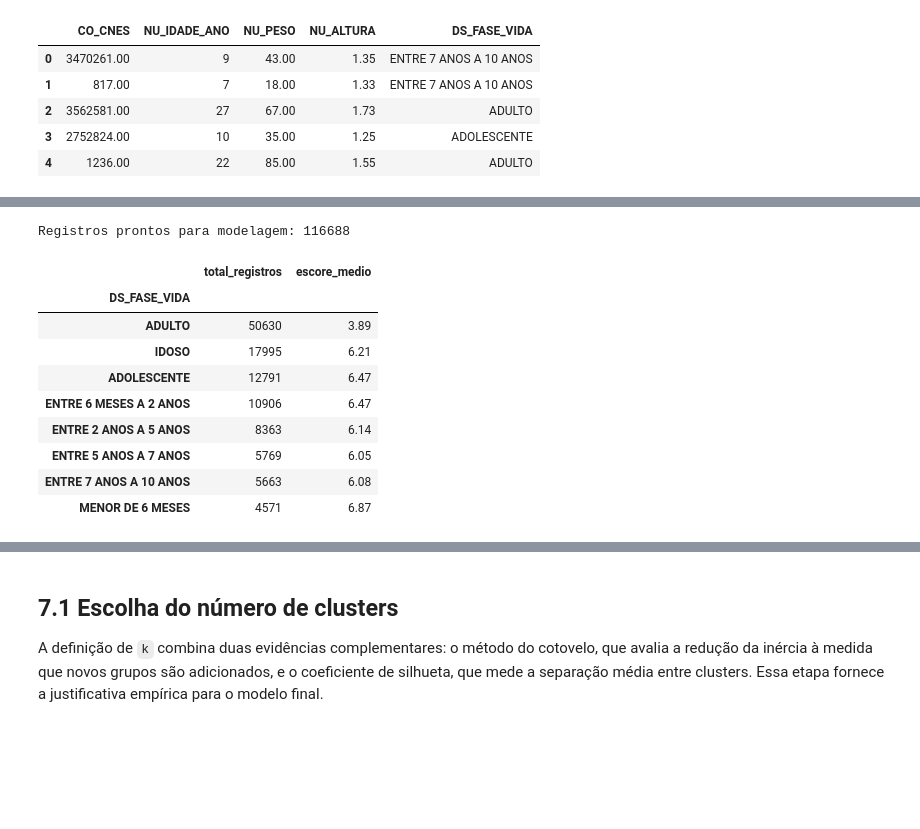
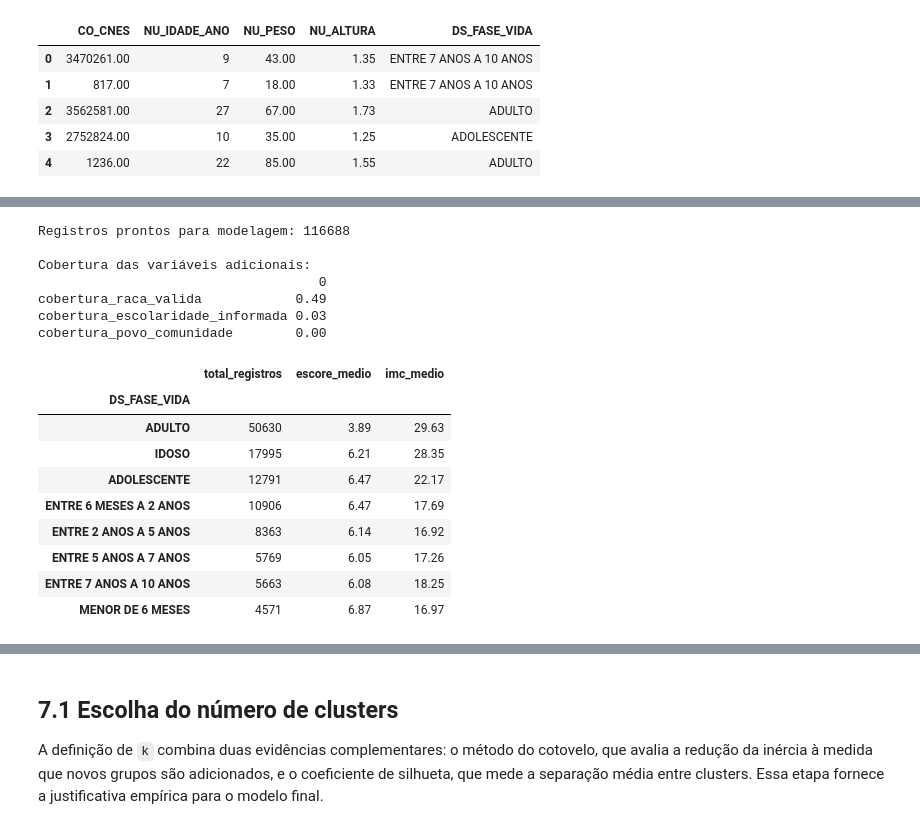
Before and after one commit to Lrs50/sisvan-clustering-analysis, a Jupyter notebook: project.ipynb, the cells around one changed output, grey strips where cells are left out. Drawn from its saved outputs; the diff is of its cells as text; code cells hidden in the pictures; blank space fills up the shorter version.

```diff
--- a/project.ipynb
+++ b/project.ipynb
@@ -177,5 +186,7 @@ O escore nutricional é construído de forma vetorizada, respeitando as classifi
 # %%
 df_engenharia = df_limpo.copy()
+
+df_engenharia["imc_calculado"] = df_engenharia["NU_PESO"] / (df_engenharia["NU_ALTURA"] ** 2)
 
 mapa_infantil_adolescente = {
     "Magreza acentuada": 0,
@@ -245,43 +256,99 @@ status_geral = df_engenharia["DS_IMC"].astype("string").str.upper().fillna("")
 escore_geral = pd.Series(
     np.select(
         [
             status_geral.str.contains("EUTROFIA|ADEQUADO", regex=True),
             status_geral.str.contains("SOBREPESO|PRÉ-OBESIDADE|PRE-OBESIDADE", regex=True),
             status_geral.ne(""),
         ],
         [10, 5, 0],
         default=np.nan,
     ),
     index=df_engenharia.index,
     dtype="float64",
 )
 
 df_engenharia["escore_saudavel"] = escore_especifico.fillna(escore_geral)
 df_engenharia = df_engenharia.dropna(subset=["escore_saudavel"]).copy()
 
+df_engenharia["indicador_crianca"] = df_engenharia["NU_FASE_VIDA"].between(1, 5).astype(int)
+df_engenharia["indicador_idoso"] = (df_engenharia["NU_FASE_VIDA"] == 8).astype(int)
+df_engenharia["indicador_auxilio_brasil"] = (
+    df_engenharia["SISTEMA_ORIGEM_ACOMP"].astype("string").str.upper().str.strip()
+    == "AUXILIO BRASIL"
+).astype(int)
+
+df_engenharia["raca_declarada"] = (
+    df_engenharia["DS_RACA_COR"].astype("string").str.upper().str.strip()
+)
+racas_validas = {"BRANCA", "PRETA", "PARDA", "INDIGENA"}
+df_engenharia["raca_valida"] = df_engenharia["raca_declarada"].isin(racas_validas)
+df_engenharia["indicador_branca"] = np.where(
+    df_engenharia["raca_valida"],
+    (df_engenharia["raca_declarada"] == "BRANCA").astype(float),
+    np.nan,
+)
+df_engenharia["indicador_parda"] = np.where(
+    df_engenharia["raca_valida"],
+    (df_engenharia["raca_declarada"] == "PARDA").astype(float),
+    np.nan,
+)
+df_engenharia["indicador_preta"] = np.where(
+    df_engenharia["raca_valida"],
+    (df_engenharia["raca_declarada"] == "PRETA").astype(float),
+    np.nan,
+)
+
+df_engenharia["escolaridade_informada"] = (
+    df_engenharia["DS_ESCOLARIDADE"].astype("string").str.upper().str.strip()
+    .ne("SEM INFORMAÇÃO")
+    & df_engenharia["DS_ESCOLARIDADE"].notna()
+)
+df_engenharia["povo_comunidade_informado"] = (
+    df_engenharia["DS_POVO_COMUNIDADE"].astype("string").str.upper().str.strip()
+    .ne("NÃO INFORMADO")
+    & df_engenharia["DS_POVO_COMUNIDADE"].notna()
+)
+
 resumo_fase_vida = (
     df_engenharia.groupby("DS_FASE_VIDA", dropna=False)
     .agg(
         total_registros=("CO_PESSOA_SISVAN", "count"),
         escore_medio=("escore_saudavel", "mean"),
+        imc_medio=("imc_calculado", "mean"),
     )
     .sort_values("total_registros", ascending=False)
 )
 
+cobertura_variaveis = pd.DataFrame(
+    {
+        "cobertura_raca_valida": [df_engenharia["raca_valida"].mean()],
+        "cobertura_escolaridade_informada": [df_engenharia["escolaridade_informada"].mean()],
+        "cobertura_povo_comunidade": [df_engenharia["povo_comunidade_informado"].mean()],
+    }
+).round(4)
+
 print(f"Registros prontos para modelagem: {len(df_engenharia)}")
+print("\nCobertura das variáveis adicionais:")
+print(cobertura_variaveis.T)
 resumo_fase_vida.head(10)
 # %% [output]
 Registros prontos para modelagem: 116688
+
+Cobertura das variáveis adicionais:
+                                    0
+cobertura_raca_valida            0.49
+cobertura_escolaridade_informada 0.03
+cobertura_povo_comunidade        0.00
-|  | total_registros | escore_medio |
-| DS_FASE_VIDA |  |  |
-| ADULTO | 50630 | 3.89 |
-| IDOSO | 17995 | 6.21 |
-| ADOLESCENTE | 12791 | 6.47 |
-| ENTRE 6 MESES A 2 ANOS | 10906 | 6.47 |
-| ENTRE 2 ANOS A 5 ANOS | 8363 | 6.14 |
-| ENTRE 5 ANOS A 7 ANOS | 5769 | 6.05 |
-| ENTRE 7 ANOS A 10 ANOS | 5663 | 6.08 |
-| MENOR DE 6 MESES | 4571 | 6.87 |
+|  | total_registros | escore_medio | imc_medio |
+| DS_FASE_VIDA |  |  |  |
+| ADULTO | 50630 | 3.89 | 29.63 |
+| IDOSO | 17995 | 6.21 | 28.35 |
+| ADOLESCENTE | 12791 | 6.47 | 22.17 |
+| ENTRE 6 MESES A 2 ANOS | 10906 | 6.47 | 17.69 |
+| ENTRE 2 ANOS A 5 ANOS | 8363 | 6.14 | 16.92 |
+| ENTRE 5 ANOS A 7 ANOS | 5769 | 6.05 | 17.26 |
+| ENTRE 7 ANOS A 10 ANOS | 5663 | 6.08 | 18.25 |
+| MENOR DE 6 MESES | 4571 | 6.87 | 16.97 |
 # %% [markdown]
 ## 7. Modelagem Não Supervisionada
 
```
Also changed, not shown: parts of 13 cells of this notebook.
